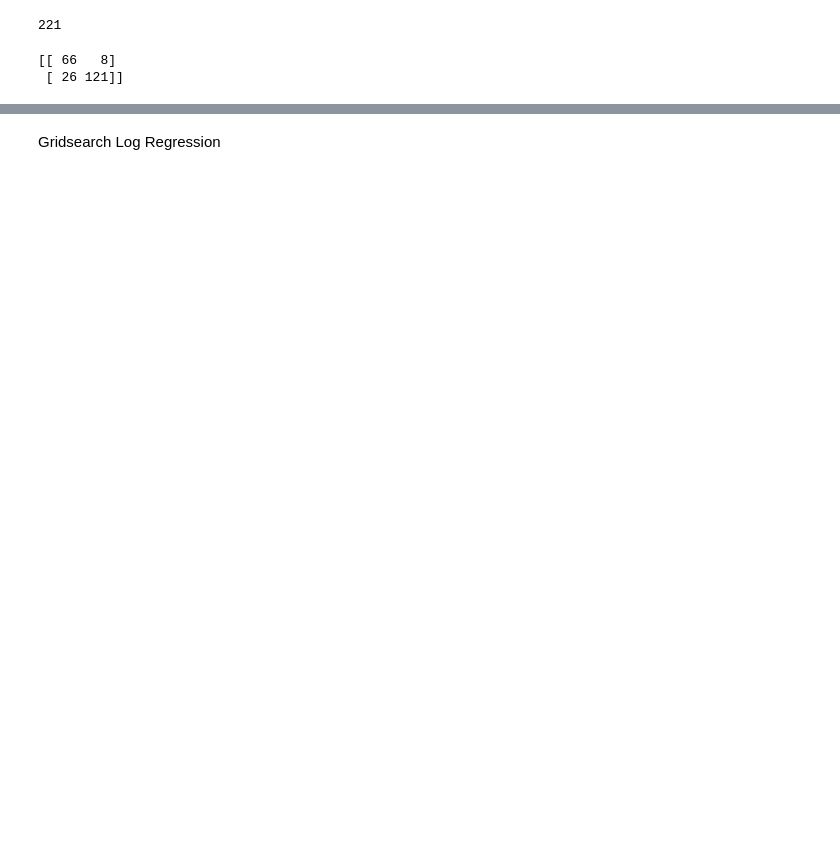
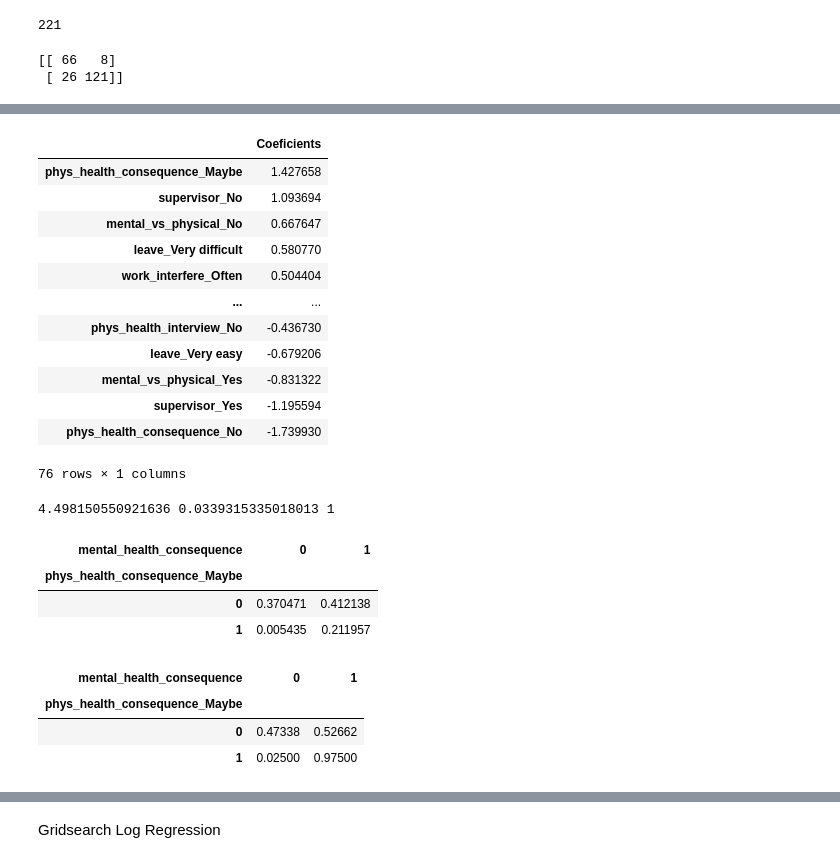
Before and after one commit to carlosiruiz/Mental_Health_Analysis-, a Jupyter notebook: ignacio_eda_notebook.ipynb, the cells around one changed output, grey strips where cells are left out. Drawn from its saved outputs; the diff is of its cells as text; code cells hidden in the pictures; blank space fills up the shorter version.

```diff
--- a/ignacio_eda_notebook.ipynb
+++ b/ignacio_eda_notebook.ipynb
@@ -244,2 +242,2 @@ comb.columns=['Coeficients']
 # %%
-comb.sort_values(ascending=False,by='Coeficients').head(20)
+comb=comb.sort_values(ascending=False,by='Coeficients')
@@ -295,0 +367,39 @@ plt.show()
+# %%
+comb
+# %% [output]
+|  | Coeficients |
+| phys_health_consequence_Maybe | 1.427658 |
+| supervisor_No | 1.093694 |
+| mental_vs_physical_No | 0.667647 |
+| leave_Very difficult | 0.580770 |
+| work_interfere_Often | 0.504404 |
+| ... | ... |
+| phys_health_interview_No | -0.436730 |
+| leave_Very easy | -0.679206 |
+| mental_vs_physical_Yes | -0.831322 |
+| supervisor_Yes | -1.195594 |
+| phys_health_consequence_No | -1.739930 |
+76 rows × 1 columns
+# %%
+import scipy.stats as sp
+pd.crosstab(df['phys_health_consequence_Maybe'],df['mental_health_consequence'])
+pd.crosstab(df['phys_health_consequence_Maybe'],df['mental_health_consequence']).apply(lambda x: x/x.sum(), axis=1)
+a = pd.crosstab(df['phys_health_consequence_Maybe'],df['mental_health_consequence'],normalize=True)
+c, p, dof, expected = sp.chi2_contingency(a)
+print(c, p, dof)
+# df['feature'],df['target']
+
+
+# c = chi square test statistic
+# p = p-value
+# dof=degrees of freedom
+# expected = expected cell counts
+# %% [output]
+4.498150550921636 0.0339315335018013 1
+# %%
+a
+# %% [output]
+| mental_health_consequence | 0 | 1 |
+| phys_health_consequence_Maybe |  |  |
+| 0 | 0.370471 | 0.412138 |
+| 1 | 0.005435 | 0.211957 |
@@ -295,0 +408,7 @@ plt.show()
+# %%
+c
+# %% [output]
+| mental_health_consequence | 0 | 1 |
+| phys_health_consequence_Maybe |  |  |
+| 0 | 0.47338 | 0.52662 |
+| 1 | 0.02500 | 0.97500 |
```
Also changed, not shown: parts of 35 cells of this notebook, 2 other files.
